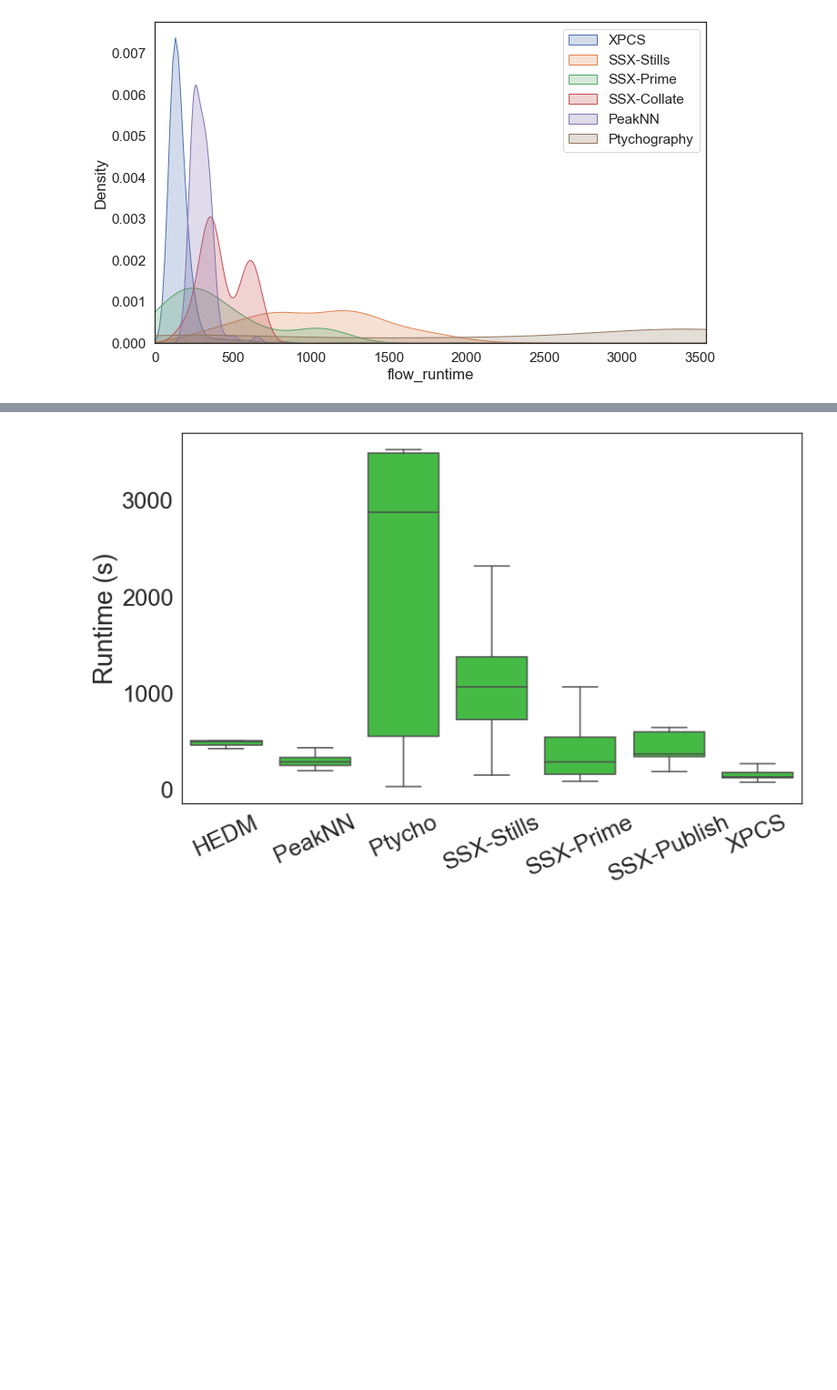
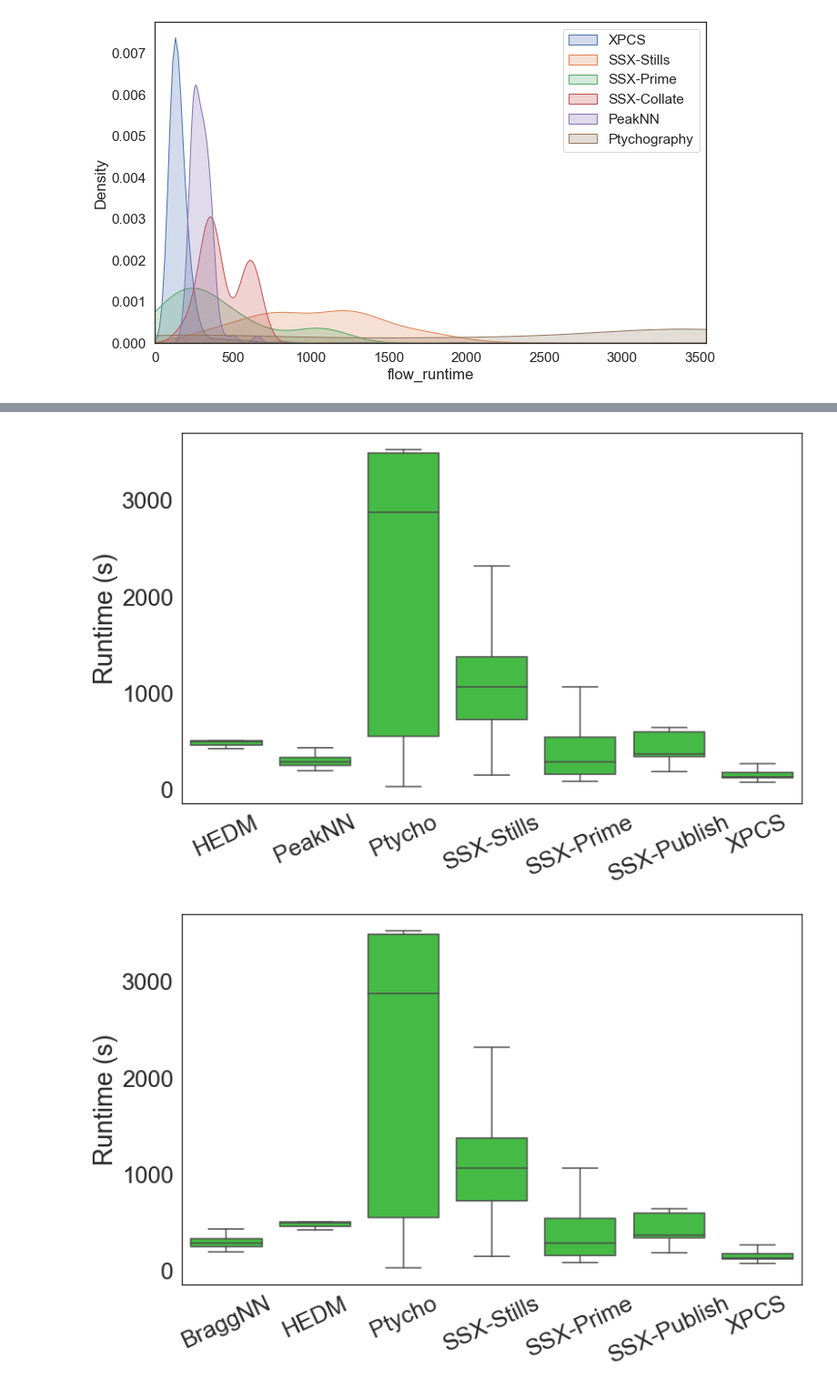
Before and after one commit to globus-labs/gladier-plots, a Jupyter notebook: gladier-figures.ipynb, the cells around one changed output, grey strips where cells are left out. Shown at 91% size. Drawn from its saved outputs; the diff is of its cells as text; code cells hidden in the pictures; blank space fills up the shorter version.

```diff
--- a/gladier-figures.ipynb
+++ b/gladier-figures.ipynb
@@ -631,17 +646,25 @@ plt.savefig('runtime_displot.png')
 # %%
 # ax = sns.kdeplot(data=df_all, x='flow_runtime', hue='experiment')
 # %%
-sns.set(font_scale=2.4, style='white')
-plt.figure(figsize=(12,8))
+def plot_box_plots(nn_name, filename):
+    sns.set(font_scale=2.4, style='white')
+    plt.figure(figsize=(12,8))
+    if nn_name == 'PeakNN':
+        order = ['HEDM', 'PeakNN', 'Ptycho', 'SSX-Stills', 'SSX-Prime', 'SSX-Publish', 'XPCS']
+    else:
+        order = ['BraggNN', 'HEDM', 'Ptycho', 'SSX-Stills', 'SSX-Prime', 'SSX-Publish', 'XPCS']
 
-ax = sns.boxplot(x="experiment", y="flow_runtime", color="limegreen", data=df_all, showfliers=False,
-                # order=['XPCS', 'PeakNN', 'HEDM', 'SSX-Prime', 'SSX-Publish', 'SSX-Stills', 'Ptycho'])
-                 order=['HEDM', 'PeakNN', 'Ptycho', 'SSX-Stills', 'SSX-Prime', 'SSX-Publish', 'XPCS'])
-ax.set_ylabel("Runtime (s)")
-ax.set_xlabel("")
+    ax = sns.boxplot(x="experiment", y="flow_runtime", color="limegreen", data=df_all, showfliers=False,
+                     order=order)
+    ax.set_ylabel("Runtime (s)")
+    ax.set_xlabel("")
 
-plt.xticks(rotation=25)#, ha="right")
-plt.tight_layout()
-plt.savefig('runtime_boxplot.png')
+    plt.xticks(rotation=25)#, ha="right")
+    plt.tight_layout()
+    plt.savefig(filename)
+
+plot_box_plots('PeakNN', 'runtime_boxplotDB.png')
+plot_box_plots('BraggNN', 'runtime_boxplot.png')
 # %% [output]
 [figure]
+[figure, added]
```
Also changed, not shown: parts of 9 cells of this notebook.
